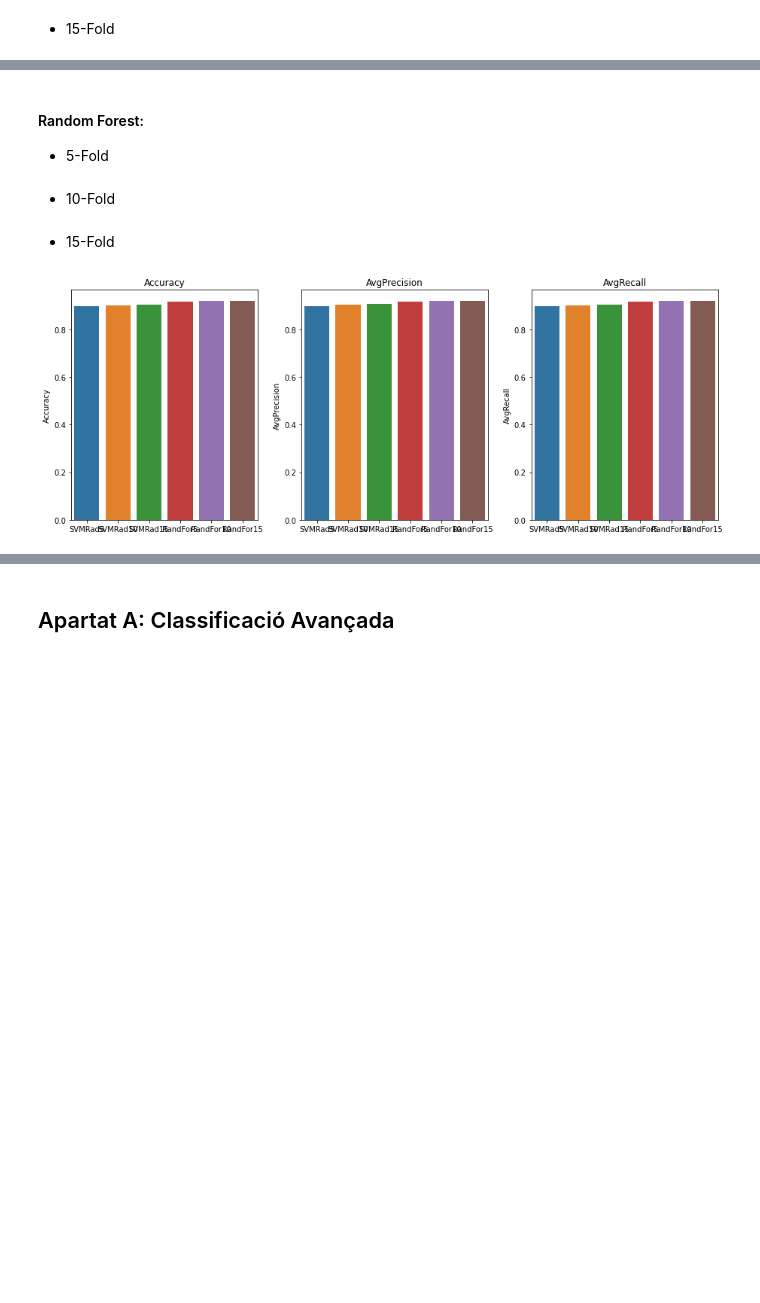
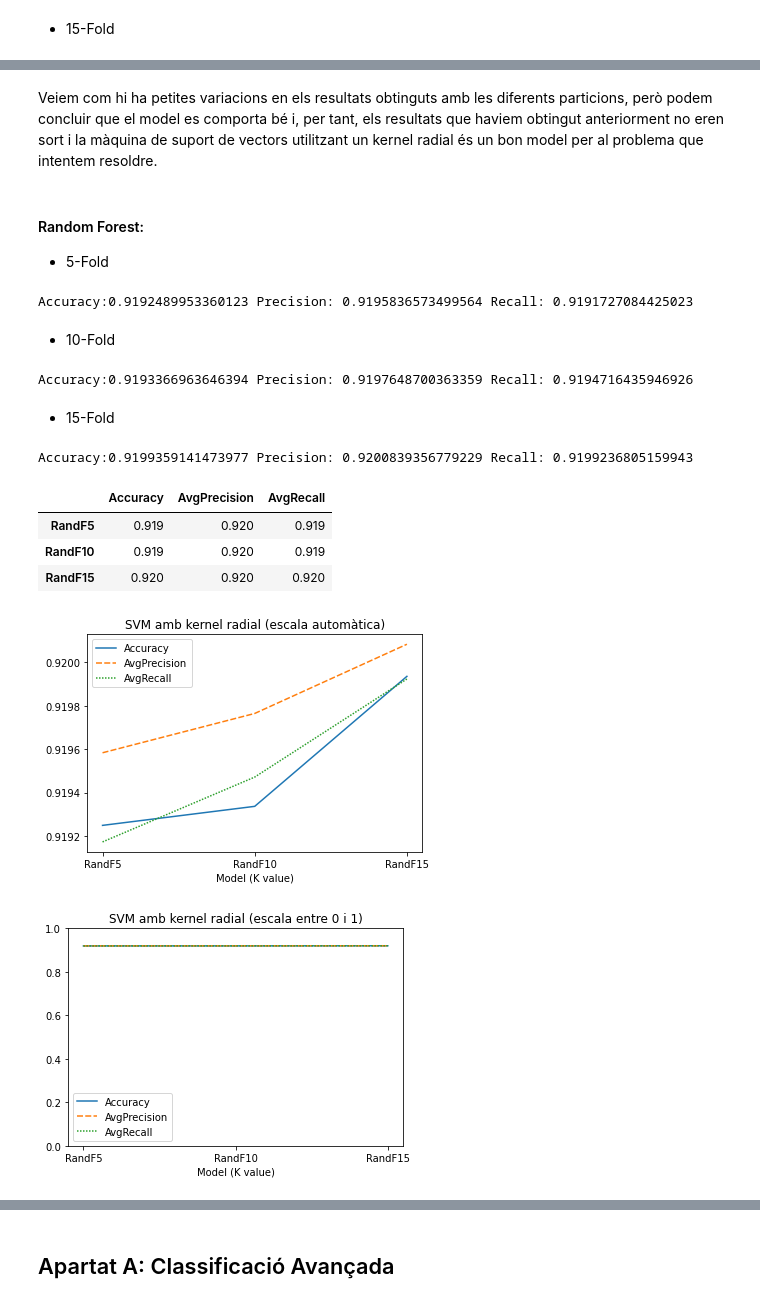
Before and after one commit to UnRusoEnBolas/APC_Practica2_Classificacio, a Jupyter notebook: GPA305_1030_Practica2_Classificacio.ipynb, the cells around one changed output, grey strips where cells are left out. Drawn from its saved outputs; the diff is of its cells as text; code cells hidden in the pictures; blank space fills up the shorter version.

```diff
--- a/GPA305_1030_Practica2_Classificacio.ipynb
+++ b/GPA305_1030_Practica2_Classificacio.ipynb
@@ -403,3 +440,5 @@ results[2]=res
+# %% [markdown]
+Veiem com hi ha petites variacions en els resultats obtinguts amb les diferents particions, però podem concluir que el model es comporta bé i, per tant, els resultats que haviem obtingut anteriorment no eren sort i la màquina de suport de vectors utilitzant un kernel radial és un bon model per al problema que intentem resoldre.
 # %% [markdown]
 #### Random Forest:
 
@@ -424,7 +463,10 @@ for train_index, test_index in kf.split(X):
     total_pre += report['macro avg']['precision']
     total_rec += report['macro avg']['recall']
 res=np.array([total_acc / n, total_pre / n, total_rec / n])
+print(f"Accuracy:{res[0]} Precision: {res[1]} Recall: {res[2]}")
 results[3]=res
+# %% [output]
+Accuracy:0.9192489953360123 Precision: 0.9195836573499564 Recall: 0.9191727084425023
 # %% [markdown]
 - 10-Fold
 # %%
@@ -447,7 +489,10 @@ for train_index, test_index in kf.split(X):
     total_pre += report['macro avg']['precision']
     total_rec += report['macro avg']['recall']
 res=np.array([total_acc / n, total_pre / n, total_rec / n])
+print(f"Accuracy:{res[0]} Precision: {res[1]} Recall: {res[2]}")
 results[4]=res
+# %% [output]
+Accuracy:0.9193366963646394 Precision: 0.9197648700363359 Recall: 0.9194716435946926
 # %% [markdown]
 - 15-Fold
 # %%
@@ -470,15 +515,29 @@ for train_index, test_index in kf.split(X):
     total_pre += report['macro avg']['precision']
     total_rec += report['macro avg']['recall']
 res=np.array([total_acc / n, total_pre / n, total_rec / n])
+print(f"Accuracy:{res[0]} Precision: {res[1]} Recall: {res[2]}")
 results[5]=res
+# %% [output]
+Accuracy:0.9199359141473977 Precision: 0.9200839356779229 Recall: 0.9199236805159943
-# %%
-results_df = pd.DataFrame(data = results, columns = metrics, index = models_nfolds)
-fig = plt.figure()
-for i in range(1,4):
-  ax = fig.add_subplot(1,4,i)
-  ax.set_title(metrics[i-1])
-  sns.barplot(ax = ax, data=results_df, x=models_nfolds, y=metrics[i-1]);
-fig.set_size_inches(17, 5)
-plt.tight_layout();
-# %% [output]
-[figure, removed]
+# %%
+rf_results_df = pd.DataFrame(results[3:], index=models_nfolds[3:], columns=metrics)
+rf_results_df
+# %% [output]
+|  | Accuracy | AvgPrecision | AvgRecall |
+| RandF5 | 0.919 | 0.920 | 0.919 |
+| RandF10 | 0.919 | 0.920 | 0.919 |
+| RandF15 | 0.920 | 0.920 | 0.920 |
+# %%
+sns.lineplot(data=rf_results_df);
+plt.xlabel("Model (K value)");
+plt.title("SVM amb kernel radial (escala automàtica)");
+plt.show();
+
+sns.lineplot(data=rf_results_df);
+plt.ylim(0,1);
+plt.xlabel("Model (K value)");
+plt.title("SVM amb kernel radial (escala entre 0 i 1)");
+plt.show();
+# %% [output]
+[figure, added]
+[figure, added]
```
Also changed, not shown: parts of 33 cells of this notebook.
